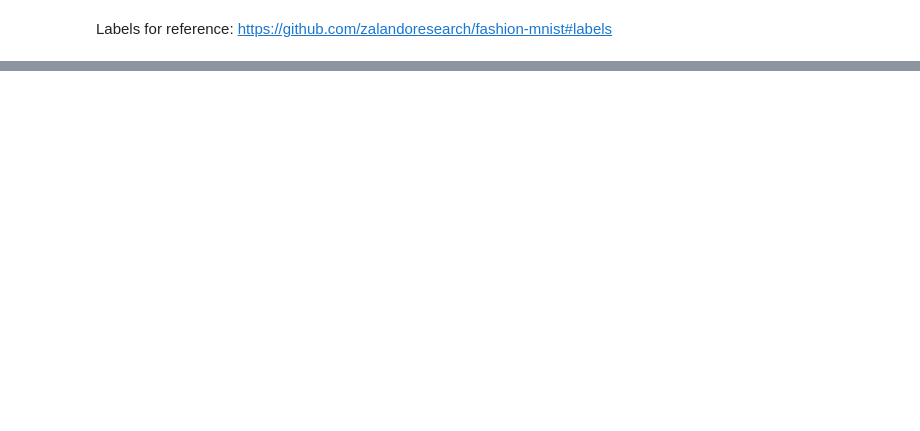
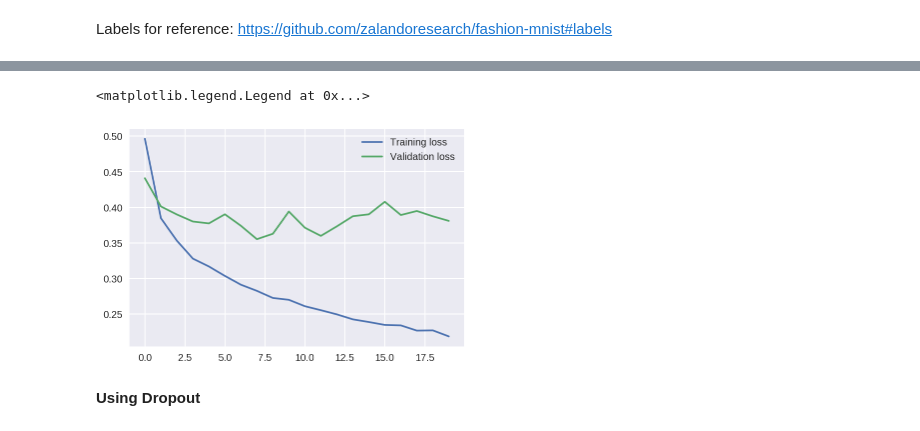
Before and after one commit to Biboswan/TrainingNN_PytorchIntro, a Jupyter notebook: Fashion_MNIST.ipynb, the cells around one changed output, grey strips where cells are left out. Drawn from its saved outputs; the diff is of its cells as text; code cells hidden in the pictures; blank space fills up the shorter version.

```diff
--- a/Fashion_MNIST.ipynb
+++ b/Fashion_MNIST.ipynb
@@ -228,0 +226,11 @@ tensor([[0.0000, 0.0000, 0.0001, 0.0001, 0.0000, 0.0522, 0.0000, 0.8937, 0.0065,
+# %%
+images, labels = next(iter(testloader))
+print(images.shape)
+images = images.view(images.shape[0], -1)
+
+with torch.no_grad():
+  logits = model.forward(images)
+#Get the class probabilities
+ps = F.softmax(logits, dim=1)
+print(torch.sum(ps, dim=1))
+# dim=1 => rowise
@@ -228,0 +247,3 @@ tensor([[0.0000, 0.0000, 0.0001, 0.0001, 0.0000, 0.0522, 0.0000, 0.8937, 0.0065,
+# %%
+top_p, top_class = ps.topk(1,dim=1)
+print(top_class[:10,:])
@@ -228,0 +261,3 @@ tensor([[0.0000, 0.0000, 0.0001, 0.0001, 0.0000, 0.0522, 0.0000, 0.8937, 0.0065,
+# %%
+equals =  top_class == labels.view(*top_class.shape)
+print(equals)
@@ -228,0 +295,16 @@ tensor([[0.0000, 0.0000, 0.0001, 0.0001, 0.0000, 0.0522, 0.0000, 0.8937, 0.0065,
+# %%
+totalEquals = torch.tensor([], dtype=torch.uint8)
+for images, labels in testloader:
+  images = images.view(images.shape[0],-1)
+  with torch.no_grad():
+    logits = model.forward(images)
+    #Get the class probabilities
+    ps = F.softmax(logits, dim=1)
+    top_p, top_class = ps.topk(1,dim=1)
+    equals = top_class == labels.view(*top_class.shape)
+    totalEquals = torch.cat((totalEquals,equals),0)
+    batchAccuracy  = torch.mean(equals.type(torch.FloatTensor))
+    print(f'batchAccuracy: {batchAccuracy.item()*100}%')
+else:
+  totalAcc = torch.mean(totalEquals.type(torch.FloatTensor))
+  print(f'Total Accuracy: {totalAcc.item()*100}%')
@@ -228,0 +406,9 @@ tensor([[0.0000, 0.0000, 0.0001, 0.0001, 0.0000, 0.0522, 0.0000, 0.8937, 0.0065,
+# %%
+plt.plot(train_losses, label='Training loss')
+plt.plot(test_losses, label='Validation loss')
+plt.legend(frameon=False)
+# %% [output]
+<matplotlib.legend.Legend at 0x...>
+[figure, added]
+# %% [markdown]
+**Using Dropout**
```
Also changed, not shown: parts of 19 cells of this notebook.
